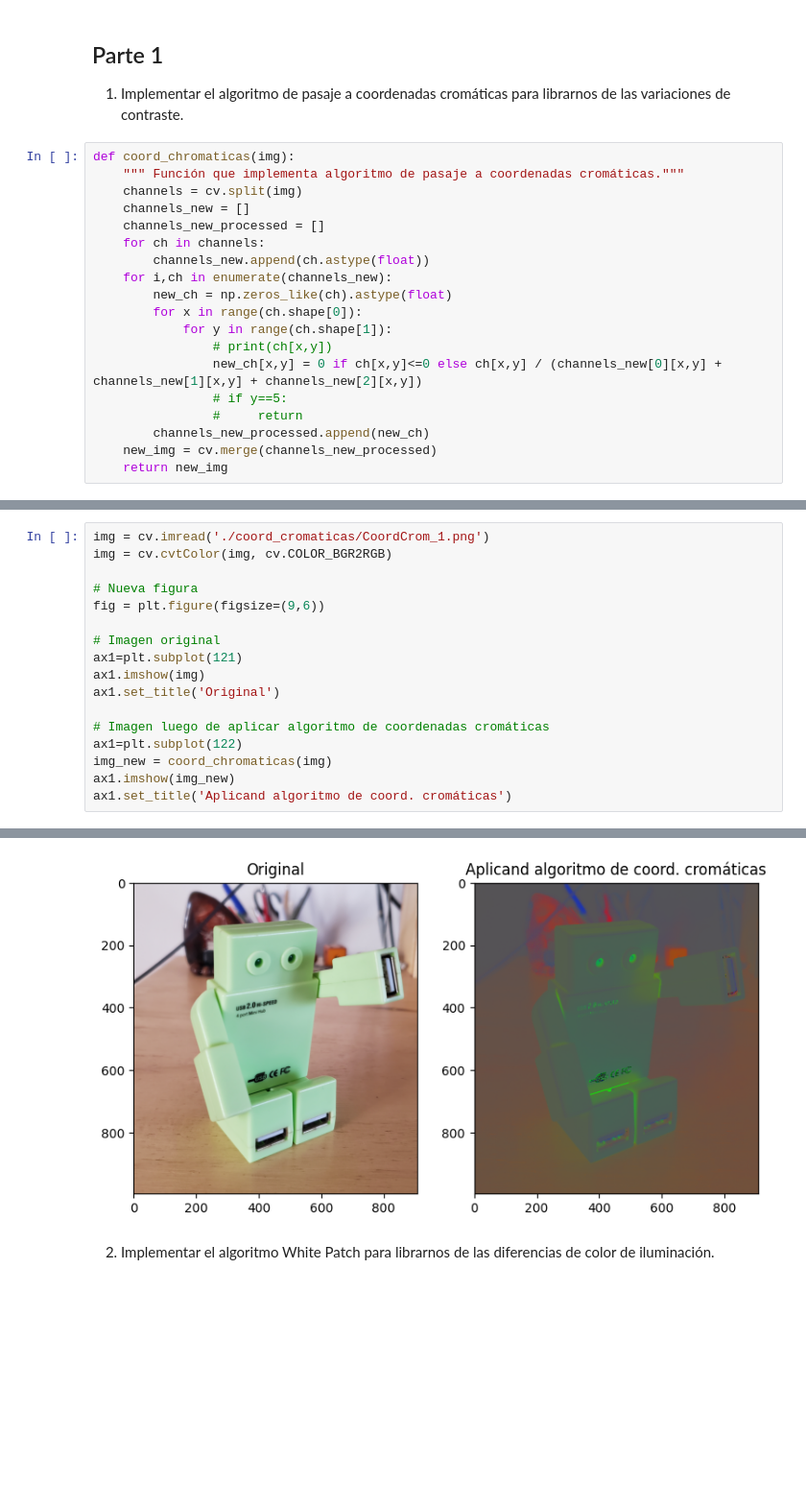
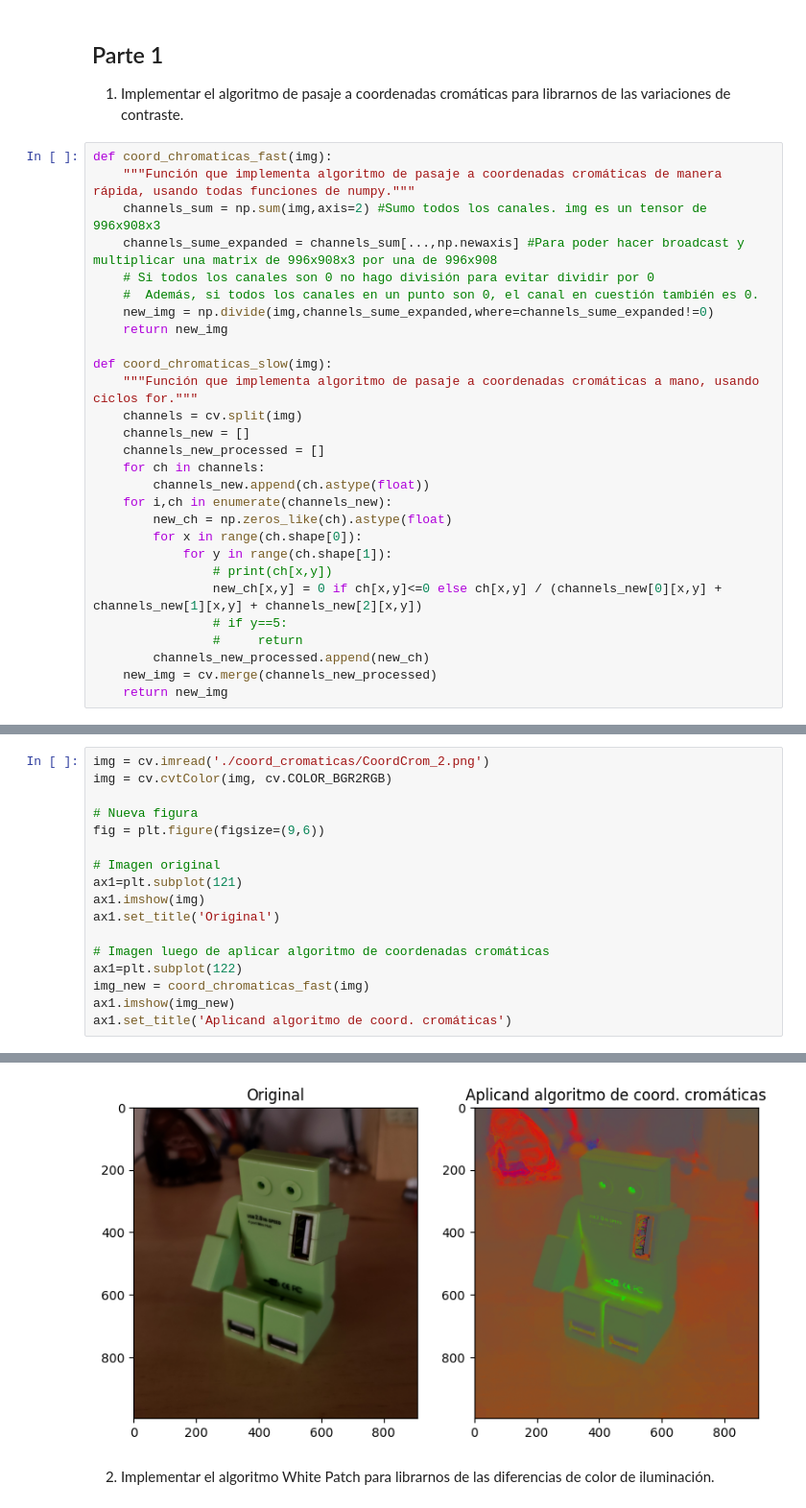
Before and after one commit to lsaraco/vpc1, a Jupyter notebook: TP1/tp1_lsaraco.ipynb, the cells around one changed output, grey strips where cells are left out. Shown at 96% size. Cells and saved outputs as stored; diff of their text form; blank space fills up the shorter version.

```diff
--- a/TP1/tp1_lsaraco.ipynb
+++ b/TP1/tp1_lsaraco.ipynb
@@ -26,8 +26,17 @@ import matplotlib.pyplot as plt
 
 1. Implementar el algoritmo de pasaje a coordenadas cromáticas para librarnos de las variaciones de contraste.
 # %%
-def coord_chromaticas(img):
-    """ Función que implementa algoritmo de pasaje a coordenadas cromáticas."""
+def coord_chromaticas_fast(img):
+    """Función que implementa algoritmo de pasaje a coordenadas cromáticas de manera rápida, usando todas funciones de numpy."""
+    channels_sum = np.sum(img,axis=2) #Sumo todos los canales. img es un tensor de 996x908x3
+    channels_sume_expanded = channels_sum[...,np.newaxis] #Para poder hacer broadcast y multiplicar una matrix de 996x908x3 por una de 996x908
+    # Si todos los canales son 0 no hago división para evitar dividir por 0
+    #  Además, si todos los canales en un punto son 0, el canal en cuestión también es 0.
+    new_img = np.divide(img,channels_sume_expanded,where=channels_sume_expanded!=0)
+    return new_img
+
+def coord_chromaticas_slow(img):
+    """Función que implementa algoritmo de pasaje a coordenadas cromáticas a mano, usando ciclos for."""
     channels = cv.split(img)
     channels_new = []
     channels_new_processed = []
@@ -53,5 +56,5 @@ channels[0][0,2]
 # %%
-img = cv.imread('./coord_cromaticas/CoordCrom_1.png')
+img = cv.imread('./coord_cromaticas/CoordCrom_2.png')
 img = cv.cvtColor(img, cv.COLOR_BGR2RGB)
 
 # Nueva figura
@@ -64,7 +67,7 @@ ax1.set_title('Original')
 
 # Imagen luego de aplicar algoritmo de coordenadas cromáticas
 ax1=plt.subplot(122)
-img_new = coord_chromaticas(img)
+img_new = coord_chromaticas_fast(img)
 ax1.imshow(img_new)
 ax1.set_title('Aplicand algoritmo de coord. cromáticas')
 # %% [output]
@@ -72,3 +77,3 @@ Text(0.5, 1.0, 'Aplicand algoritmo de coord. cromáticas')
-[figure, old version]
+[figure, new version]
 # %% [markdown]
 2. Implementar el algoritmo White Patch para librarnos de las diferencias de color de iluminación.
```
Also changed, not shown: parts of 6 cells of this notebook.
